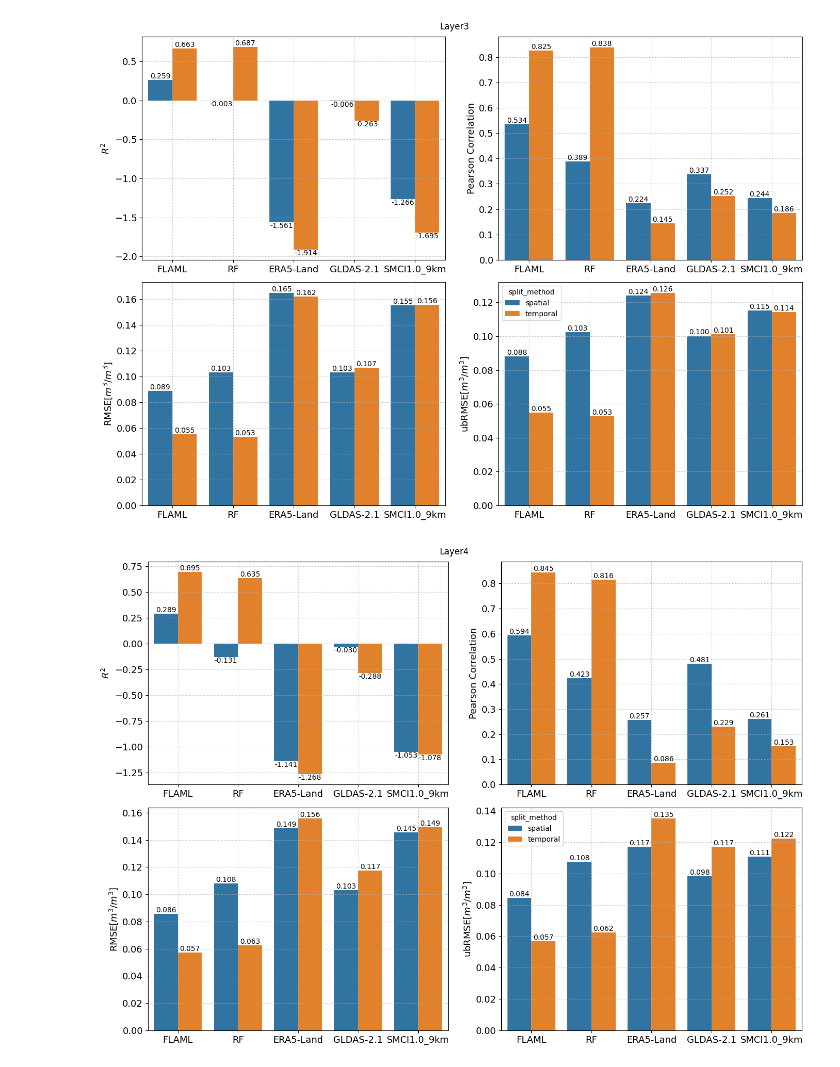
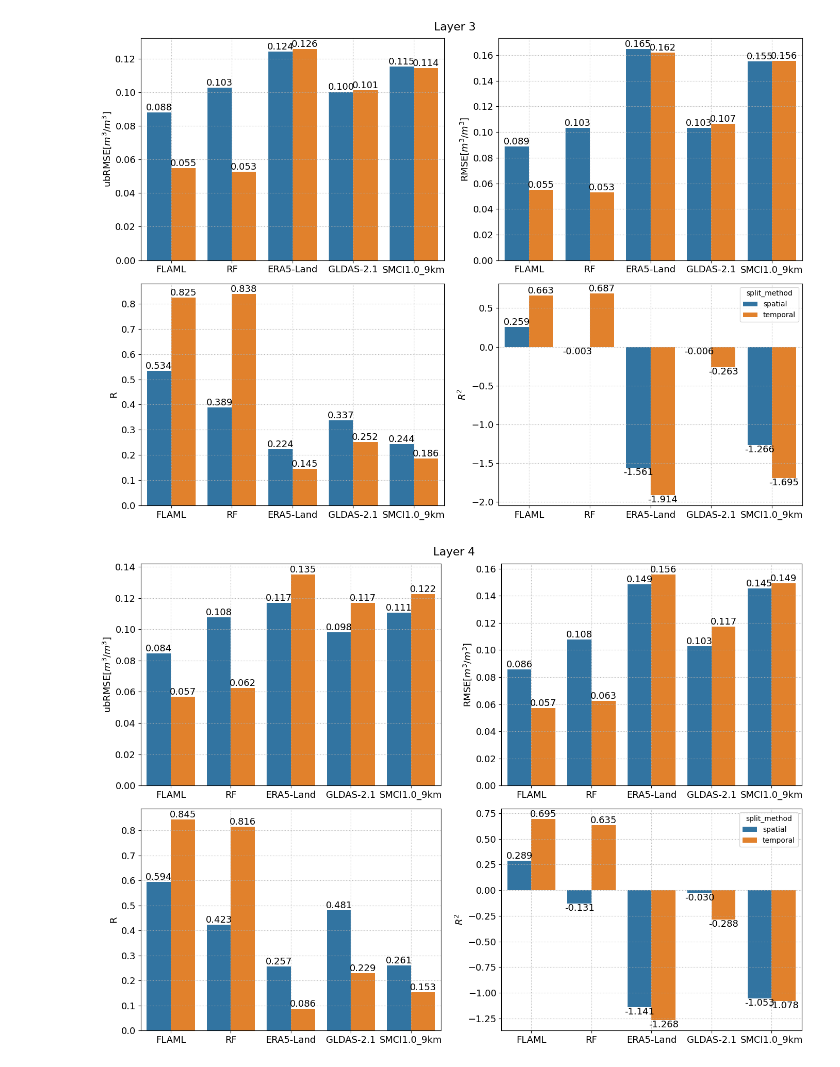
Before and after one commit to lizhuoq/AMSMQTP, a Jupyter notebook: src/plot/2_plot_insitu_metrics.ipynb, the cells around one changed output. Cells and saved outputs as stored; diff of their text form; code cells hidden in the pictures.

```diff
--- a/src/plot/2_plot_insitu_metrics.ipynb
+++ b/src/plot/2_plot_insitu_metrics.ipynb
@@ -28,7 +28,7 @@ df_output.to_csv(out_root, index=False)
 df = pd.read_csv("../../data/plot/insitu_metrics.csv")
 df.rename(columns={
     "rmse": r"RMSE[$m^3/m^3$]",
-    "r": "Pearson Correlation",
+    "r": "R", # --> R
     "ubrmse": r"ubRMSE[$m^3/m^3$]",
     "count": "Sample Size"
 }, inplace=True)
@@ -78,9 +78,10 @@ for l in range(1, 6):
 
     axes = axes.ravel()
 
-    metric_cols = [r"RMSE[$m^3/m^3$]","Pearson Correlation",r"ubRMSE[$m^3/m^3$]","Sample Size"]
+    # metric_cols = [r"RMSE[$m^3/m^3$]","Pearson Correlation",r"ubRMSE[$m^3/m^3$]","Sample Size"]
+    metric_cols = [r"ubRMSE[$m^3/m^3$]", r"RMSE[$m^3/m^3$]", "R", "Sample Size"]
 
-    fig.suptitle(f"Layer{l}")
+    fig.suptitle(f"Layer {l}", fontsize=12 * factor)
     for i, (ax, col) in enumerate(zip(axes, metric_cols)):
         # change fontsize
         for item in ([ax.title, ax.xaxis.label, ax.yaxis.label] +
@@ -90,8 +91,8 @@ for l in range(1, 6):
         if i != 3:
             ax.get_legend().remove()
 
-        base_spatial = np.median(df[(df["exp"] == "AutoML") & (df["split_method"] == "spatial")][col].values)
-        base_temporal = np.median(df[(df["exp"] == "AutoML") & (df["split_method"] == "temporal")][col].values)
+        base_spatial = np.median(df[(df["exp"] == "FLAML") & (df["split_method"] == "spatial")][col].values) # AutoML --> FLAML
+        base_temporal = np.median(df[(df["exp"] == "FLAML") & (df["split_method"] == "temporal")][col].values) # AutoML --> FLAML
 
         ax.axhline(base_spatial, dashes=(2, 2), color="red")
         ax.axhline(base_temporal, dashes=(2, 2), color="blue")
@@ -113,7 +108,7 @@ df = pd.read_csv("../../data/plot/metrics.csv")
 
 df.rename(columns={
     "r2_total": r"$R^2$",
-    "r_total": "Pearson Correlation",
+    "r_total": "R", # --> R
     "rmse_total": r"RMSE[$m^3/m^3$]",
     "ubrmse_total": r"ubRMSE[$m^3/m^3$]"
 }, inplace=True)
@@ -150,17 +145,18 @@ for l in tqdm(range(1, 6)):
 
     axes = axes.ravel()
 
-    metric_cols = [r"$R^2$","Pearson Correlation",r"RMSE[$m^3/m^3$]",r"ubRMSE[$m^3/m^3$]"]
+    # metric_cols = [r"$R^2$","Pearson Correlation",r"RMSE[$m^3/m^3$]",r"ubRMSE[$m^3/m^3$]"]
+    metric_cols = [r"ubRMSE[$m^3/m^3$]", r"RMSE[$m^3/m^3$]", "R", r"$R^2$"]
 
-    fig.suptitle(f"Layer{l}")
+    fig.suptitle(f"Layer {l}", fontsize=12 * factor)
     for i, (ax, col) in enumerate(zip(axes, metric_cols)):
         # change fontsize
         for item in ([ax.title, ax.xaxis.label, ax.yaxis.label] +
             ax.get_xticklabels() + ax.get_yticklabels()):
             item.set_fontsize(item.get_fontsize() * factor)
         sns.barplot(data=df, x="exp", y=col, hue="split_method", ax=ax)
-        ax.bar_label(ax.containers[0], fontsize=10, fmt="%.3f")
-        ax.bar_label(ax.containers[1], fontsize=10, fmt="%.3f")
+        ax.bar_label(ax.containers[0], fontsize=10 * factor, fmt="%.3f")
+        ax.bar_label(ax.containers[1], fontsize=10 * factor, fmt="%.3f")
         if i != 3:
             ax.get_legend().remove()
 
@@ -177,2 +173,2 @@ for l in tqdm(range(1, 6)):
-[figure, old version]
+[figure, new version]
-[figure, old version]
+[figure, new version]
```
Also changed, not shown: parts of 2 cells of this notebook, 3 other files.
